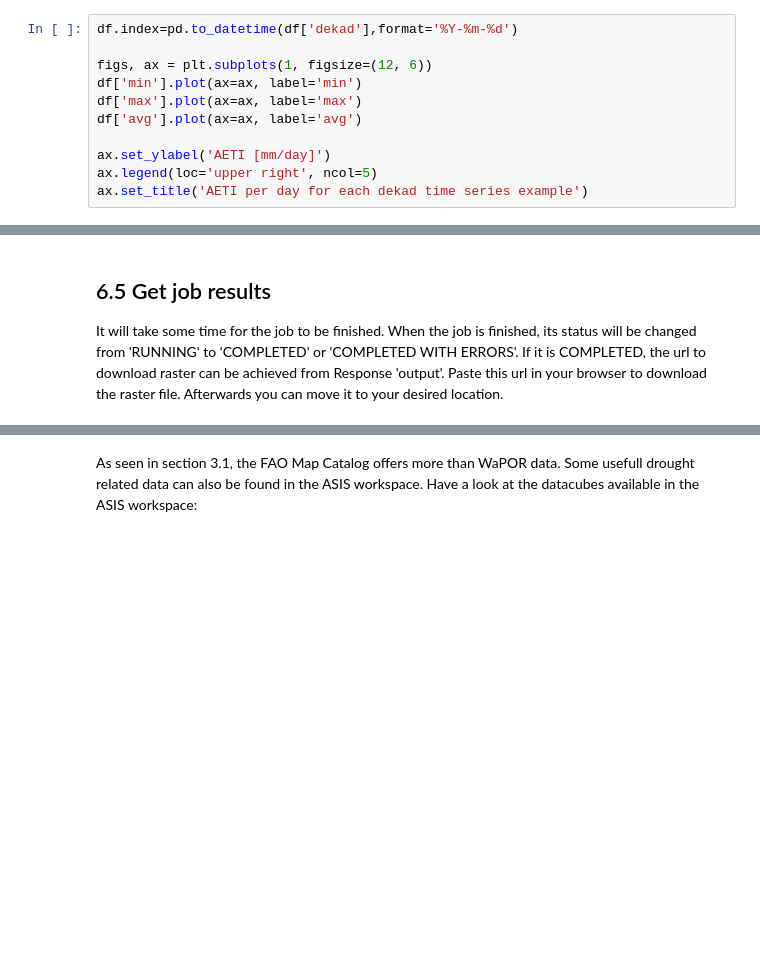
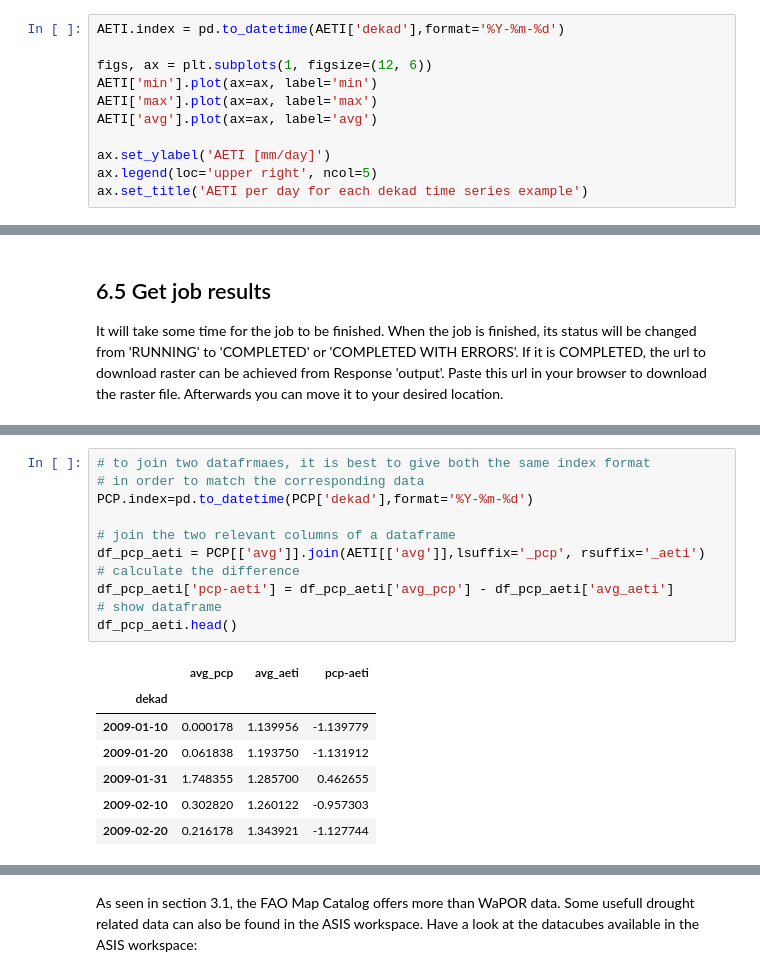
Before and after one commit to EOAfrica/TM_6-2_Information, a Jupyter notebook: Ex_6.3.1_WaPOR/WaPOR.ipynb, the cells around one changed output, grey strips where cells are left out. Cells and saved outputs as stored; diff of their text form; blank space fills up the shorter version.

```diff
--- a/Ex_6.3.1_WaPOR/WaPOR.ipynb
+++ b/Ex_6.3.1_WaPOR/WaPOR.ipynb
@@ -646,12 +653,12 @@ RUNNING . . . . . . . . . . . . . . . . . . . . . . . . . . . . . . . . . . . .
 # %% [markdown]
 ## 5.6 Plot results
 # %%
-df.index=pd.to_datetime(df['dekad'],format='%Y-%m-%d')
+AETI.index = pd.to_datetime(AETI['dekad'],format='%Y-%m-%d')
 
 figs, ax = plt.subplots(1, figsize=(12, 6))
-df['min'].plot(ax=ax, label='min')
-df['max'].plot(ax=ax, label='max')
-df['avg'].plot(ax=ax, label='avg')
+AETI['min'].plot(ax=ax, label='min')
+AETI['max'].plot(ax=ax, label='max')
+AETI['avg'].plot(ax=ax, label='avg')
 
 ax.set_ylabel('AETI [mm/day]')
 ax.legend(loc='upper right', ncol=5)
@@ -867,0 +1020,19 @@ RUNNING . . . . . . . . . . . . . . . . . . . . . . . . . . . . . . . . . . . .
+# %%
+# to join two datafrmaes, it is best to give both the same index format
+# in order to match the corresponding data
+PCP.index=pd.to_datetime(PCP['dekad'],format='%Y-%m-%d')
+
+# join the two relevant columns of a dataframe
+df_pcp_aeti = PCP[['avg']].join(AETI[['avg']],lsuffix='_pcp', rsuffix='_aeti')
+# calculate the difference
+df_pcp_aeti['pcp-aeti'] = df_pcp_aeti['avg_pcp'] - df_pcp_aeti['avg_aeti']
+# show dataframe
+df_pcp_aeti.head()
+# %% [output]
+|  | avg_pcp | avg_aeti | pcp-aeti |
+| dekad |  |  |  |
+| 2009-01-10 | 0.000178 | 1.139956 | -1.139779 |
+| 2009-01-20 | 0.061838 | 1.193750 | -1.131912 |
+| 2009-01-31 | 1.748355 | 1.285700 | 0.462655 |
+| 2009-02-10 | 0.302820 | 1.260122 | -0.957303 |
+| 2009-02-20 | 0.216178 | 1.343921 | -1.127744 |
```
Also changed, not shown: parts of 51 cells of this notebook, 2 other files.
